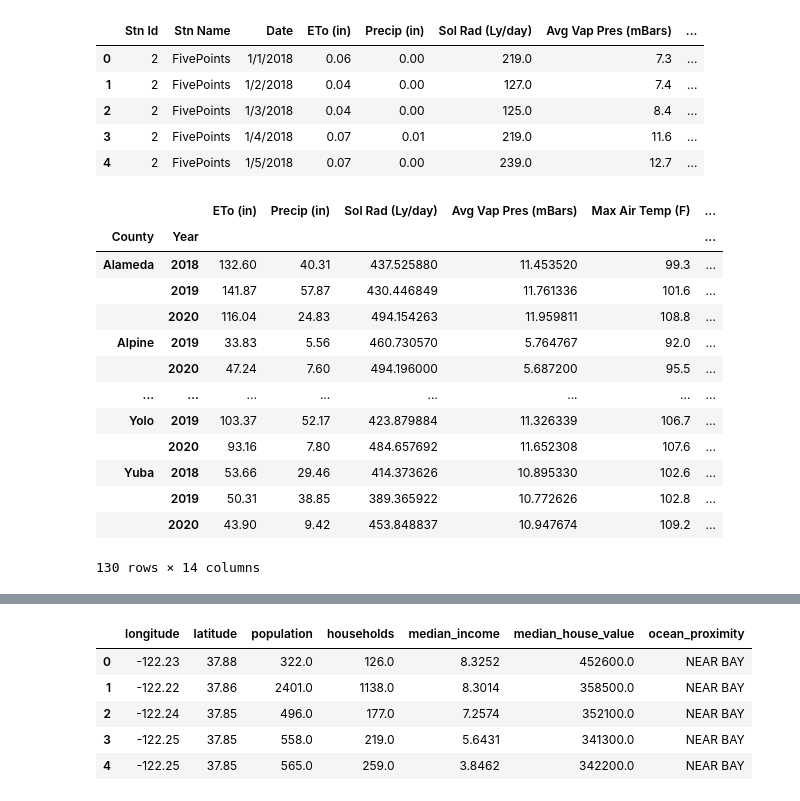
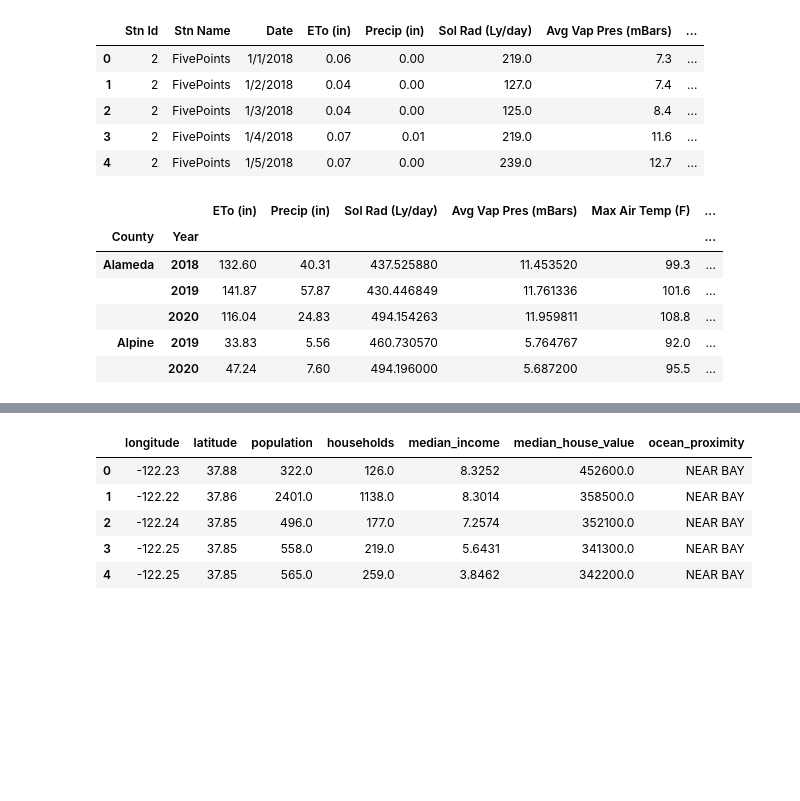
Before and after one commit to erinrkahn/final_project, a Jupyter notebook: Data Preprocessing.ipynb, the cells around one changed output, grey strips where cells are left out. Saved outputs shown, nothing was run; the diff lists cells and outputs as text; code cells hidden in the pictures; blank space fills up the shorter version.

```diff
--- a/Data Preprocessing.ipynb
+++ b/Data Preprocessing.ipynb
@@ -162,35 +162,29 @@ env_df.head()
 | 3 | 2 | FivePoints | 1/4/2018 | 0.07 | 0.01 | 219.0 | 11.6 | ... |
 | 4 | 2 | FivePoints | 1/5/2018 | 0.07 | 0.00 | 239.0 | 12.7 | ... |
 # %%
-env_df.groupby([ "County","Year"]).agg({
+env_df = env_df.groupby([ "County","Year"]).agg({
     "ETo (in)":"sum",
     "Precip (in)":"sum",
     "Sol Rad (Ly/day)" : "mean",
     "Avg Vap Pres (mBars)": "mean",
     "Max Air Temp (F)":"max",
     "Min Air Temp (F)":"min",
     "Avg Air Temp (F)":"mean",
     "Max Rel Hum (%)":"max",
     "Min Rel Hum (%)":"min",
     "Avg Rel Hum (%)":"mean",
     "Dew Point (F)":"mean",
     "Avg Wind Speed (mph)":"mean",
     "Wind Run (miles)":"sum",
     "Avg Soil Temp (F)":"mean"
 
 })
+env_df.head()
 # %% [output]
 |  |  | ETo (in) | Precip (in) | Sol Rad (Ly/day) | Avg Vap Pres (mBars) | Max Air Temp (F) | ... |
 | County | Year |  |  |  |  |  | ... |
 | Alameda | 2018 | 132.60 | 40.31 | 437.525880 | 11.453520 | 99.3 | ... |
 |  | 2019 | 141.87 | 57.87 | 430.446849 | 11.761336 | 101.6 | ... |
 |  | 2020 | 116.04 | 24.83 | 494.154263 | 11.959811 | 108.8 | ... |
 | Alpine | 2019 | 33.83 | 5.56 | 460.730570 | 5.764767 | 92.0 | ... |
 |  | 2020 | 47.24 | 7.60 | 494.196000 | 5.687200 | 95.5 | ... |
-| ... | ... | ... | ... | ... | ... | ... | ... |
-| Yolo | 2019 | 103.37 | 52.17 | 423.879884 | 11.326339 | 106.7 | ... |
-|  | 2020 | 93.16 | 7.80 | 484.657692 | 11.652308 | 107.6 | ... |
-| Yuba | 2018 | 53.66 | 29.46 | 414.373626 | 10.895330 | 102.6 | ... |
-|  | 2019 | 50.31 | 38.85 | 389.365922 | 10.772626 | 102.8 | ... |
-|  | 2020 | 43.90 | 9.42 | 453.848837 | 10.947674 | 109.2 | ... |
-130 rows × 14 columns
```
Also changed, not shown: parts of 7 cells of this notebook.
